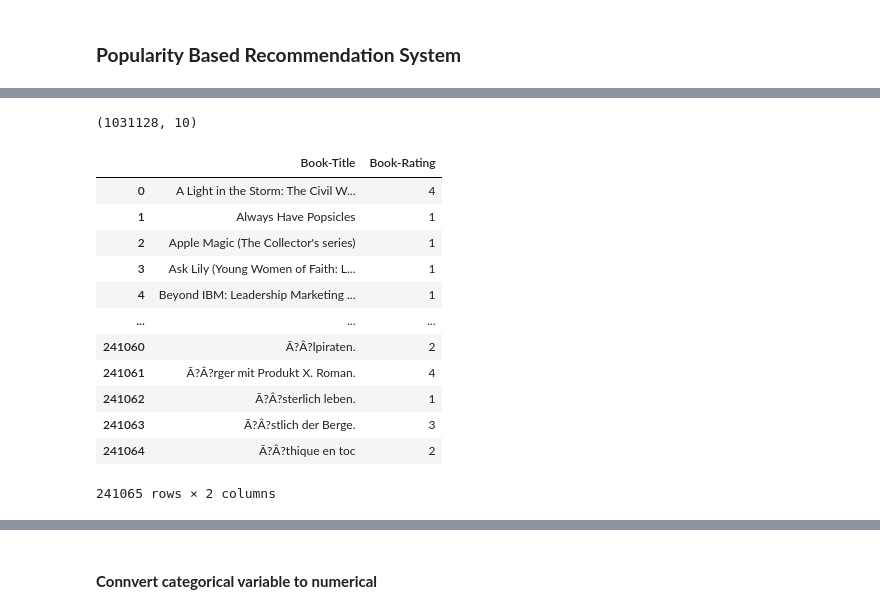
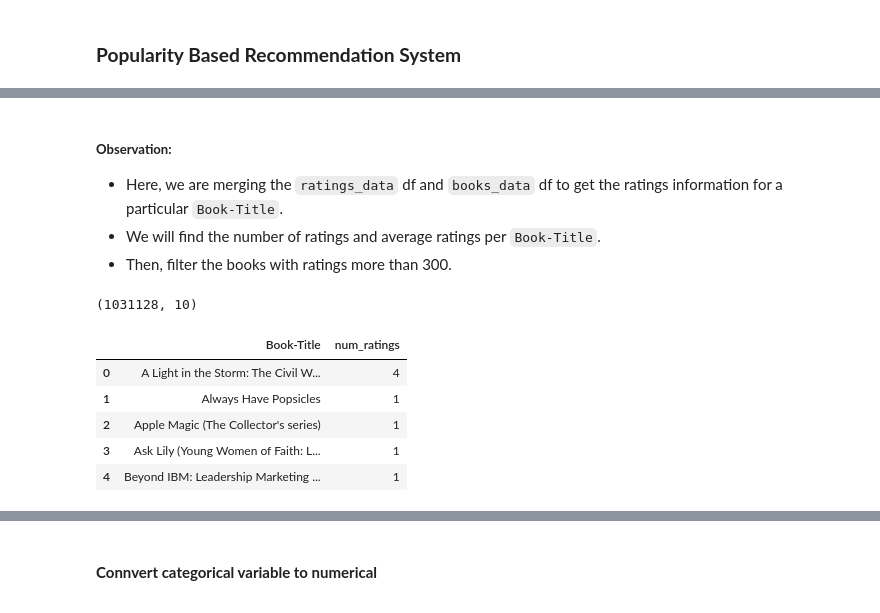
Before and after one commit to aninditadash/Introduction_to_machine_learning, a Jupyter notebook: recommendation_systems/Examples/Books_Recommendation_Systems.ipynb, the cells around one changed output, grey strips where cells are left out. Saved outputs shown, nothing was run; the diff lists cells and outputs as text; code cells hidden in the pictures.

```diff
--- a/recommendation_systems/Examples/Books_Recommendation_Systems.ipynb
+++ b/recommendation_systems/Examples/Books_Recommendation_Systems.ipynb
@@ -217,24 +217,24 @@ ratings_result.head()
 | 2 | 276727 | 0446520802 | 0 | The Notebook | Nicholas Sparks | 1996 | Warner Books | http://images.amazon.com/images/P... | ... |
 | 3 | 276729 | 052165615X | 3 | Help!: Level 1 | Philip Prowse | 1999 | Cambridge University Press | http://images.amazon.com/images/P... | ... |
 | 4 | 276729 | 0521795028 | 6 | The Amsterdam Connection : Level ... | Sue Leather | 2001 | Cambridge University Press | http://images.amazon.com/images/P... | ... |
+# %% [markdown]
+##### __Observation:__
+
+- Here, we are merging the `ratings_data` df and `books_data` df to get the ratings information for a particular `Book-Title`.
+- We will find the number of ratings and average ratings per `Book-Title`.
+- Then, filter the books with ratings more than 300.
 # %%
 ratings_result.shape
 # %% [output]
 (1031128, 10)
 # %%
 books_with_rating_df = ratings_result.groupby('Book-Title').count()['Book-Rating'].reset_index()
+books_with_rating_df.rename(columns={"Book-Rating": "num_ratings"}, inplace=True)
 books_with_rating_df.head()
 # %% [output]
-|  | Book-Title | Book-Rating |
+|  | Book-Title | num_ratings |
 | 0 | A Light in the Storm: The Civil W... | 4 |
 | 1 | Always Have Popsicles | 1 |
 | 2 | Apple Magic (The Collector's series) | 1 |
 | 3 | Ask Lily (Young Women of Faith: L... | 1 |
 | 4 | Beyond IBM: Leadership Marketing ... | 1 |
-| ... | ... | ... |
-| 241060 | Ã?Â?lpiraten. | 2 |
-| 241061 | Ã?Â?rger mit Produkt X. Roman. | 4 |
-| 241062 | Ã?Â?sterlich leben. | 1 |
-| 241063 | Ã?Â?stlich der Berge. | 3 |
-| 241064 | Ã?Â?thique en toc | 2 |
-241065 rows × 2 columns
```
Also changed, not shown: parts of 4 cells of this notebook.
